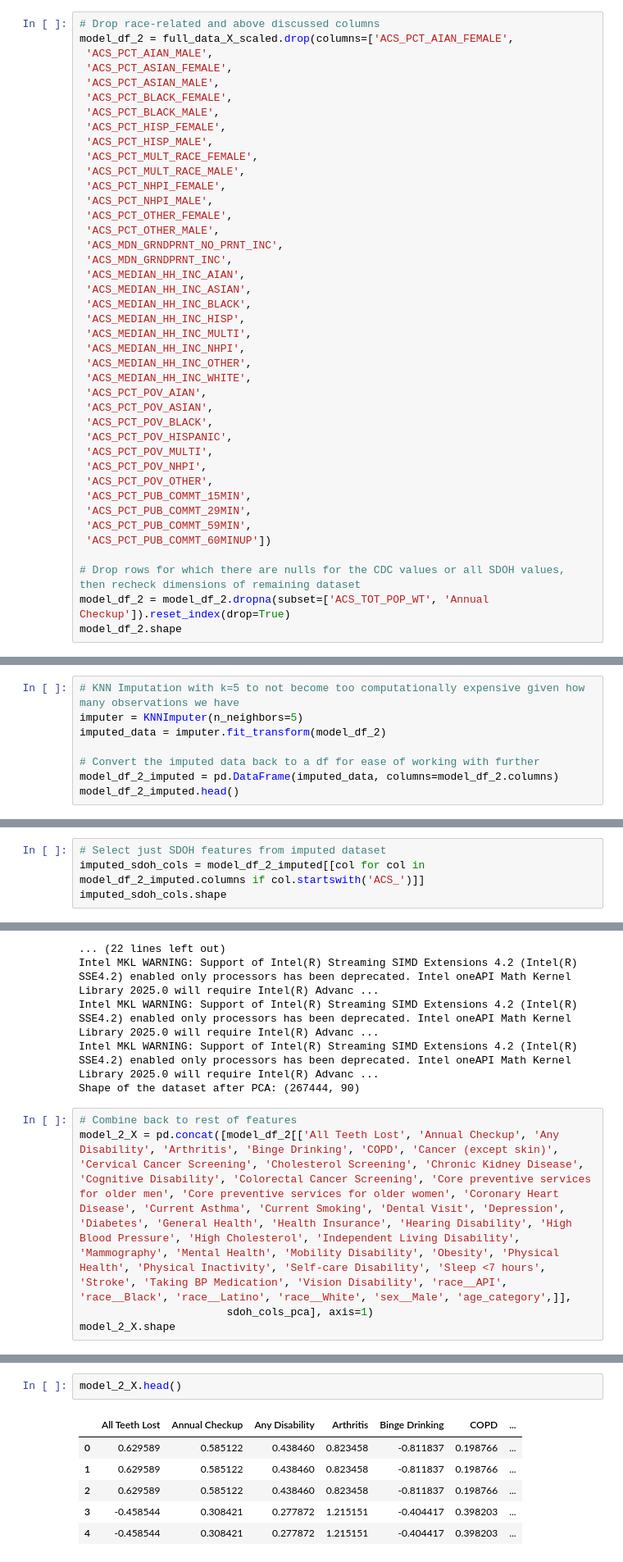
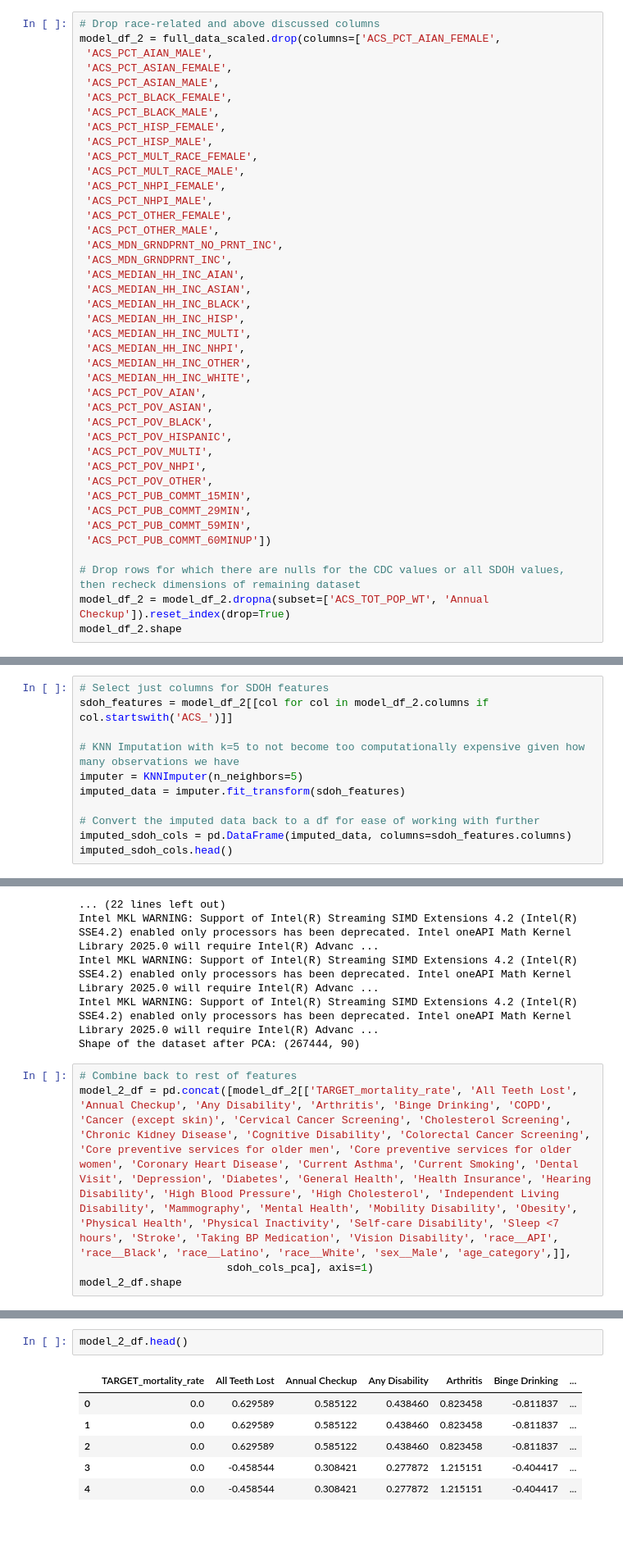
Before and after one commit to shailja-somani-0/ADS-599-Capstone, a Jupyter notebook: Jupyter_Notebooks/3_Modeling.ipynb, the cells around one changed output, grey strips where cells are left out. Shown: that part at 82% size. Cells and saved outputs as stored; diff of their text form; blank space fills up the shorter version.

Commit message:
complete all modeling pre-processing

```diff
--- a/Jupyter_Notebooks/3_Modeling.ipynb
+++ b/Jupyter_Notebooks/3_Modeling.ipynb
@@ -184,7 +197,7 @@ dtype: int64
 Almost all of these columns with many nulls are race-related columns. Our stomach cancer mortality dataset already captures race data, so we don't need these columns. The few other columns with >2000 nulls are related to how long the commute workers must take to work on public transportation is and the median income of grandparent-led households. I am comfortable dropping these columns because we are still retaining columns regarding general median household income and how many workers do not have access to cars.
 # %%
 # Drop race-related and above discussed columns
-model_df_2 = full_data_X_scaled.drop(columns=['ACS_PCT_AIAN_FEMALE',
+model_df_2 = full_data_scaled.drop(columns=['ACS_PCT_AIAN_FEMALE',
  'ACS_PCT_AIAN_MALE',
  'ACS_PCT_ASIAN_FEMALE',
  'ACS_PCT_ASIAN_MALE',
@@ -250,11 +264,14 @@ For the few remaining nulls within the SDOH values, I opted for using KNN Imputa
 # %%
+# Select just columns for SDOH features
+sdoh_features = model_df_2[[col for col in model_df_2.columns if col.startswith('ACS_')]]
+
 # KNN Imputation with k=5 to not become too computationally expensive given how many observations we have
 imputer = KNNImputer(n_neighbors=5)
-imputed_data = imputer.fit_transform(model_df_2)
+imputed_data = imputer.fit_transform(sdoh_features)
 
 # Convert the imputed data back to a df for ease of working with further
-model_df_2_imputed = pd.DataFrame(imputed_data, columns=model_df_2.columns)
-model_df_2_imputed.head()
+imputed_sdoh_cols = pd.DataFrame(imputed_data, columns=sdoh_features.columns)
+imputed_sdoh_cols.head()
 # %% [output]
 |  | ACS_TOT_POP_WT | ACS_TOT_POP_US_ABOVE1 | ACS_TOT_POP_ABOVE5 | ACS_TOT_POP_ABOVE15 | ACS_TOT_POP_ABOVE16 | ... |
 | 0 | -0.285190 | -0.285367 | -0.285276 | -0.286040 | -0.286171 | ... |
@@ -269,7 +286,3 @@ model_df_2_imputed.shape
 # %% [markdown]
 #### PCA on Just SDOH Features
 We want to keep all 36 CDC Health Metrics features, but reduce the dimensionality of the 309 SDOH features.
-# %%
-# Select just SDOH features from imputed dataset
-imputed_sdoh_cols = model_df_2_imputed[[col for col in model_df_2_imputed.columns if col.startswith('ACS_')]]
-imputed_sdoh_cols.shape
@@ -330,7 +342,7 @@ Intel MKL WARNING: Support of Intel(R) Streaming SIMD Extensions 4.2 (Intel(R) S
 Shape of the dataset after PCA: (267444, 90)
 # %%
 # Combine back to rest of features
-model_2_X = pd.concat([model_df_2[['All Teeth Lost', 'Annual Checkup', 'Any Disability', 'Arthritis', 'Binge Drinking', 'COPD', 'Cancer (except skin)', 'Cervical Cancer Screening', 'Cholesterol Screening', 'Chronic Kidney Disease', 'Cognitive Disability', 'Colorectal Cancer Screening', 'Core preventive services for older men', 'Core preventive services for older women', 'Coronary Heart Disease', 'Current Asthma', 'Current Smoking', 'Dental Visit', 'Depression', 'Diabetes', 'General Health', 'Health Insurance', 'Hearing Disability', 'High Blood Pressure', 'High Cholesterol', 'Independent Living Disability', 'Mammography', 'Mental Health', 'Mobility Disability', 'Obesity', 'Physical Health', 'Physical Inactivity', 'Self-care Disability', 'Sleep <7 hours', 'Stroke', 'Taking BP Medication', 'Vision Disability', 'race__API', 'race__Black', 'race__Latino', 'race__White', 'sex__Male', 'age_category',]],
+model_2_df = pd.concat([model_df_2[['TARGET_mortality_rate', 'All Teeth Lost', 'Annual Checkup', 'Any Disability', 'Arthritis', 'Binge Drinking', 'COPD', 'Cancer (except skin)', 'Cervical Cancer Screening', 'Cholesterol Screening', 'Chronic Kidney Disease', 'Cognitive Disability', 'Colorectal Cancer Screening', 'Core preventive services for older men', 'Core preventive services for older women', 'Coronary Heart Disease', 'Current Asthma', 'Current Smoking', 'Dental Visit', 'Depression', 'Diabetes', 'General Health', 'Health Insurance', 'Hearing Disability', 'High Blood Pressure', 'High Cholesterol', 'Independent Living Disability', 'Mammography', 'Mental Health', 'Mobility Disability', 'Obesity', 'Physical Health', 'Physical Inactivity', 'Self-care Disability', 'Sleep <7 hours', 'Stroke', 'Taking BP Medication', 'Vision Disability', 'race__API', 'race__Black', 'race__Latino', 'race__White', 'sex__Male', 'age_category',]],
                        sdoh_cols_pca], axis=1)
-model_2_X.shape
+model_2_df.shape
 # %% [output]
@@ -338,9 +350,9 @@ model_2_X.shape
 # %%
-model_2_X.head()
+model_2_df.head()
 # %% [output]
-|  | All Teeth Lost | Annual Checkup | Any Disability | Arthritis | Binge Drinking | COPD | ... |
-| 0 | 0.629589 | 0.585122 | 0.438460 | 0.823458 | -0.811837 | 0.198766 | ... |
-| 1 | 0.629589 | 0.585122 | 0.438460 | 0.823458 | -0.811837 | 0.198766 | ... |
-| 2 | 0.629589 | 0.585122 | 0.438460 | 0.823458 | -0.811837 | 0.198766 | ... |
-| 3 | -0.458544 | 0.308421 | 0.277872 | 1.215151 | -0.404417 | 0.398203 | ... |
-| 4 | -0.458544 | 0.308421 | 0.277872 | 1.215151 | -0.404417 | 0.398203 | ... |
+|  | TARGET_mortality_rate | All Teeth Lost | Annual Checkup | Any Disability | Arthritis | Binge Drinking | ... |
+| 0 | 0.0 | 0.629589 | 0.585122 | 0.438460 | 0.823458 | -0.811837 | ... |
+| 1 | 0.0 | 0.629589 | 0.585122 | 0.438460 | 0.823458 | -0.811837 | ... |
+| 2 | 0.0 | 0.629589 | 0.585122 | 0.438460 | 0.823458 | -0.811837 | ... |
+| 3 | 0.0 | -0.458544 | 0.308421 | 0.277872 | 1.215151 | -0.404417 | ... |
+| 4 | 0.0 | -0.458544 | 0.308421 | 0.277872 | 1.215151 | -0.404417 | ... |
```
Also changed, not shown: parts of 26 cells of this notebook.
